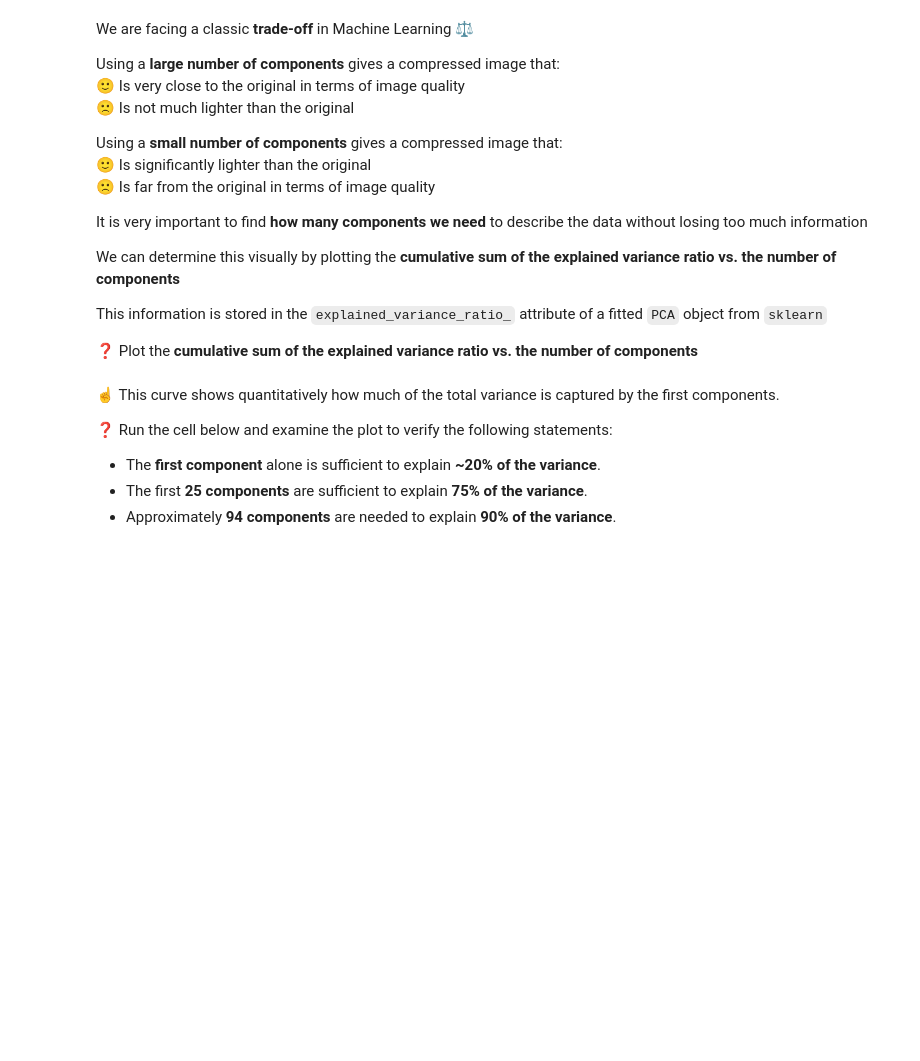
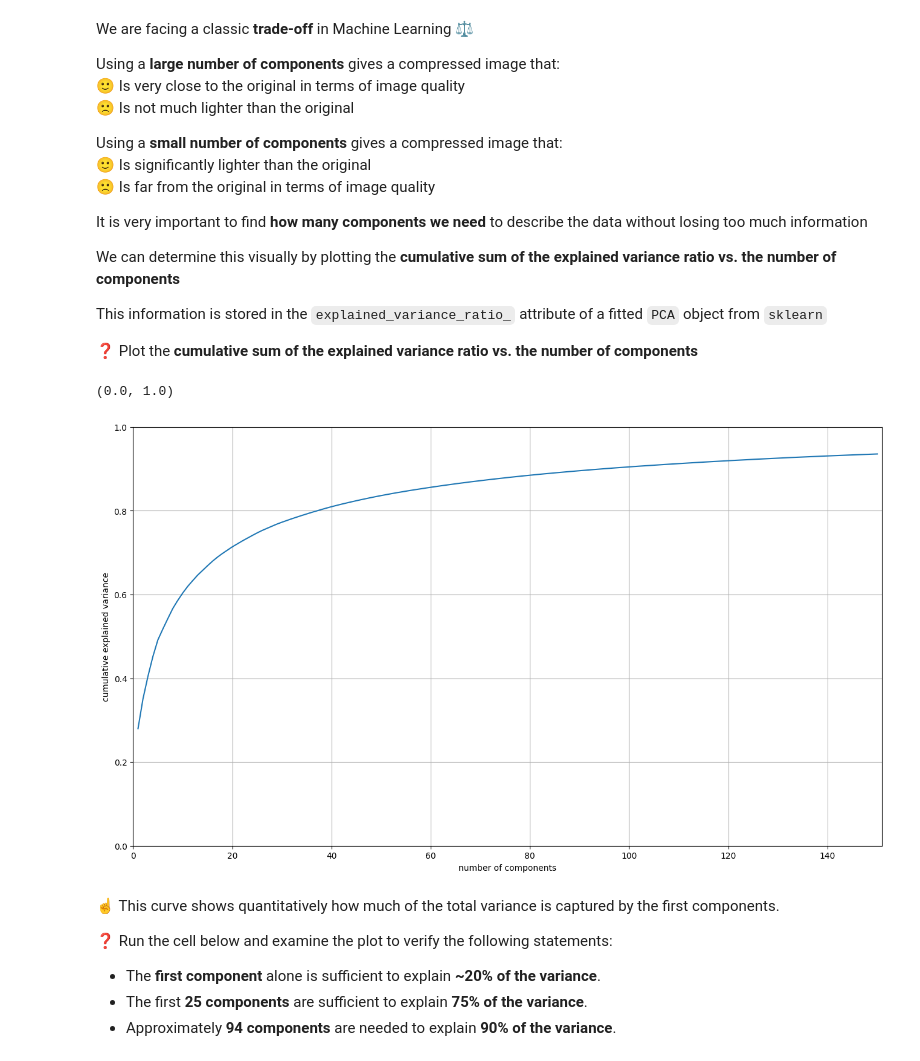
Before and after one commit to itsyeren/data-face-recoginition, a Jupyter notebook: face_recognition.ipynb, the cells around one changed output. Cells and saved outputs as stored; diff of their text form; code cells hidden in the pictures; blank space fills up the shorter version.

```diff
--- a/face_recognition.ipynb
+++ b/face_recognition.ipynb
@@ -301,3 +326,14 @@ This information is stored in the `explained_variance_ratio_` attribute of a fit
+# %%
+plt.figure(figsize=(16, 9))
+plt.plot(range(1, pca.n_components_ + 1), np.cumsum(pca.explained_variance_ratio_))
+plt.xlabel('number of components')
+plt.ylabel('cumulative explained variance')
+plt.grid()
+plt.xlim((0, 151))
+plt.ylim((0, 1))
+# %% [output]
+(0.0, 1.0)
+[figure, added]
 # %% [markdown]
 ☝️ This curve shows quantitatively how much of the total variance is captured by the first components.
 
```
Also changed, not shown: parts of 11 cells of this notebook, 1 other file.
